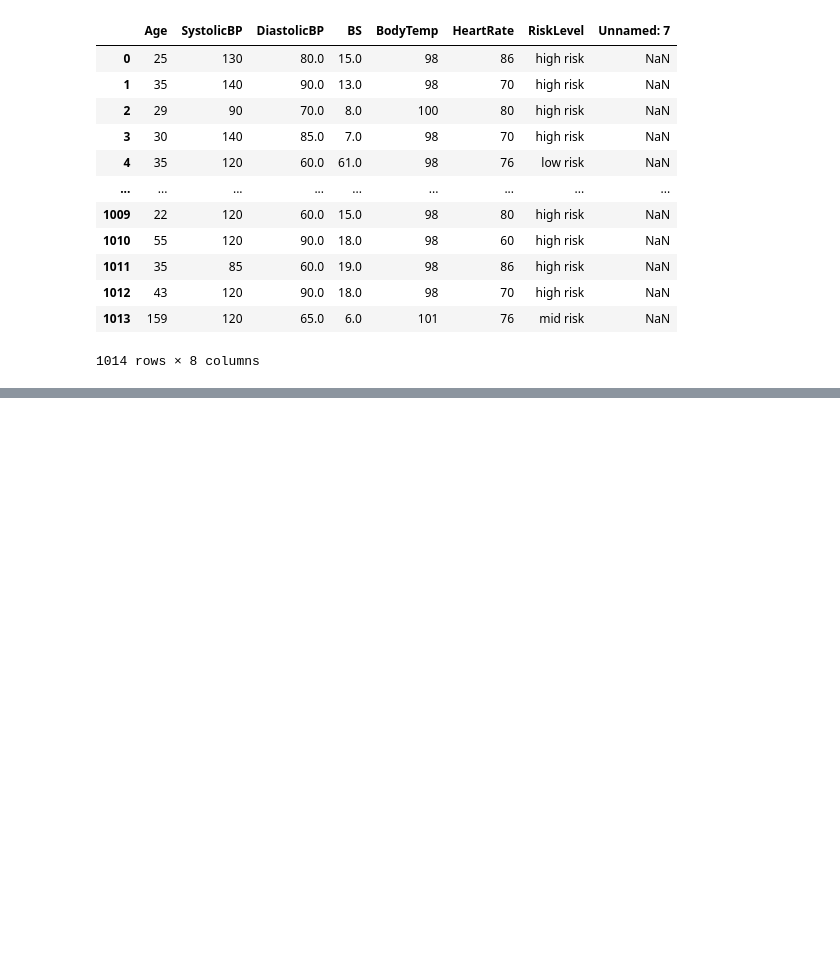
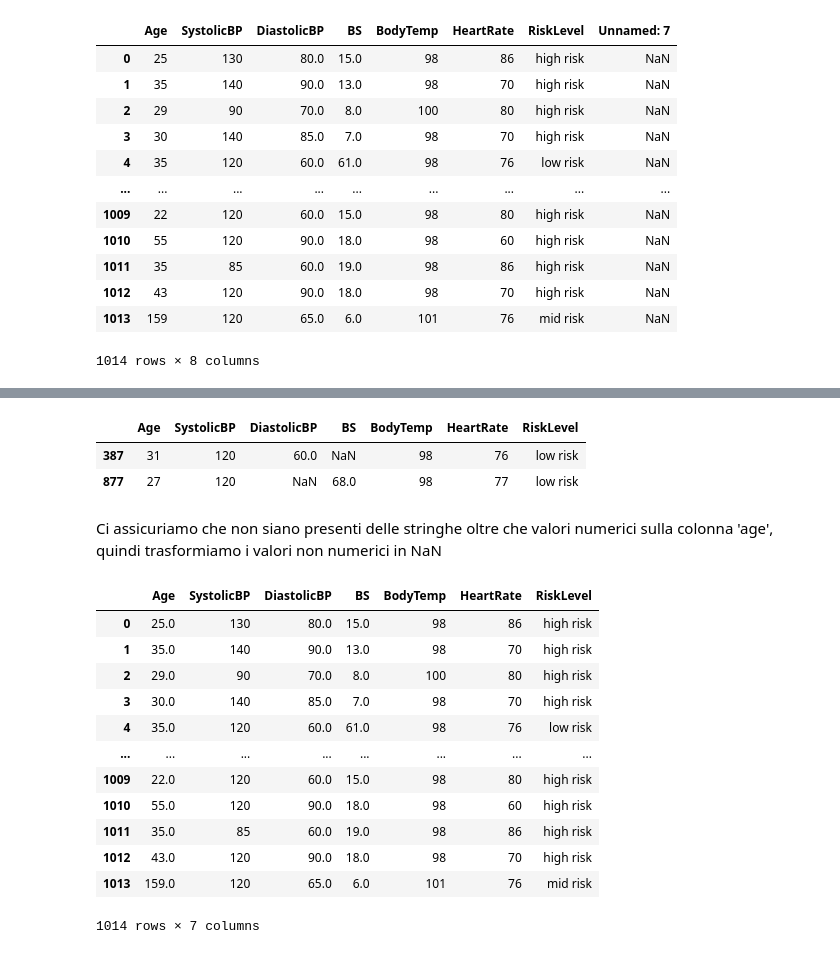
Before and after one commit to danlerr/Fondamenti-del-machine-learning, a Jupyter notebook: step2.ipynb, the cells around one changed output, grey strips where cells are left out. Drawn from its saved outputs; the diff is of its cells as text; code cells hidden in the pictures; blank space fills up the shorter version.

```diff
--- a/step2.ipynb
+++ b/step2.ipynb
@@ -20,0 +103,25 @@ training
+# %%
+training[training.isnull().any(axis=1)]
+# %% [output]
+|  | Age | SystolicBP | DiastolicBP | BS | BodyTemp | HeartRate | RiskLevel |
+| 387 | 31 | 120 | 60.0 | NaN | 98 | 76 | low risk |
+| 877 | 27 | 120 | NaN | 68.0 | 98 | 77 | low risk |
+# %% [markdown]
+Ci assicuriamo che non siano presenti delle stringhe oltre che valori numerici sulla colonna 'age', quindi trasformiamo i valori non numerici in NaN
+# %%
+training['Age'] = pd.to_numeric(training['Age'], errors='coerce')
+training
+# %% [output]
+|  | Age | SystolicBP | DiastolicBP | BS | BodyTemp | HeartRate | RiskLevel |
+| 0 | 25.0 | 130 | 80.0 | 15.0 | 98 | 86 | high risk |
+| 1 | 35.0 | 140 | 90.0 | 13.0 | 98 | 70 | high risk |
+| 2 | 29.0 | 90 | 70.0 | 8.0 | 100 | 80 | high risk |
+| 3 | 30.0 | 140 | 85.0 | 7.0 | 98 | 70 | high risk |
+| 4 | 35.0 | 120 | 60.0 | 61.0 | 98 | 76 | low risk |
+| ... | ... | ... | ... | ... | ... | ... | ... |
+| 1009 | 22.0 | 120 | 60.0 | 15.0 | 98 | 80 | high risk |
+| 1010 | 55.0 | 120 | 90.0 | 18.0 | 98 | 60 | high risk |
+| 1011 | 35.0 | 85 | 60.0 | 19.0 | 98 | 86 | high risk |
+| 1012 | 43.0 | 120 | 90.0 | 18.0 | 98 | 70 | high risk |
+| 1013 | 159.0 | 120 | 65.0 | 6.0 | 101 | 76 | mid risk |
+1014 rows × 7 columns
```
Also changed, not shown: parts of 27 cells of this notebook.
